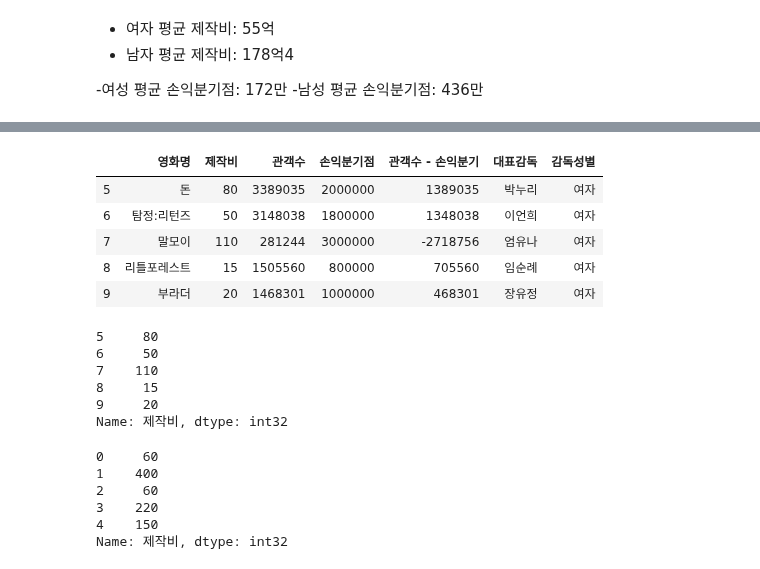
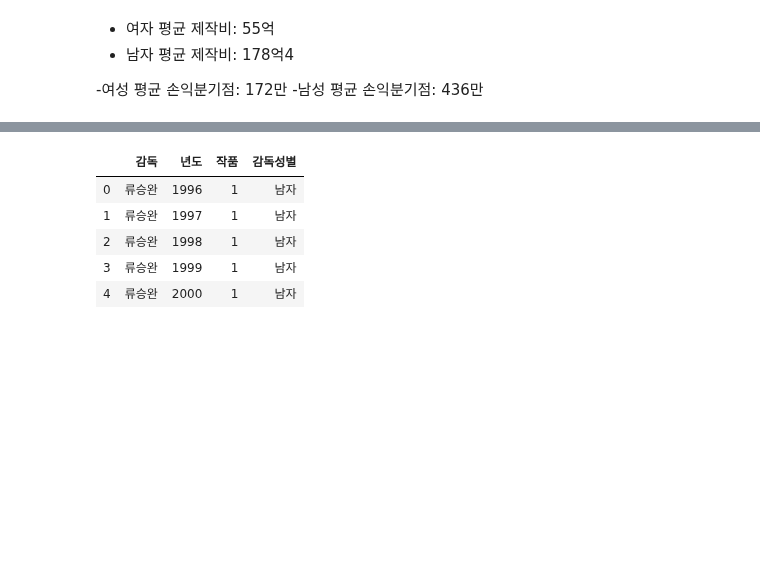
Before and after one commit to kim4pb/Female-led-Korean-Films, a Jupyter notebook: 02.EDA/감독성별_제작비.ipynb, the cells around one changed output, grey strips where cells are left out. Cells and saved outputs as stored; diff of their text form; code cells hidden in the pictures; blank space fills up the shorter version.

Commit message:
'actor_filmo/director_filmo'

```diff
--- a/02.EDA/감독성별_제작비.ipynb
+++ b/02.EDA/감독성별_제작비.ipynb
@@ -6,13 +6,12 @@ import matplotlib.pyplot as plt
 import seaborn as sns
 # %%
 %matplotlib inline
-# plot 한글출력
 plt.rcParams['font.family'] = 'NanumGothic'
+pd.set_option('display.max_columns', None)
+pd.set_option('display.max_rows', None)
+pd.set_option('float_format', '{:f}'.format)
 # %%
 films=pd.read_csv('../01.Data_Collection/films_updated.csv')
-# %%
-pd.set_option('display.max_columns', None)
-pd.set_option('display.max_row', None)
 # %%
 films.head()
 # %% [output]
@@ -220,27 +210,11 @@ director_man= money[money['감독성별']=='남자']
+# %%
+director_lee=pd.read_csv('../01.Data_Collection/director_lee.csv')
 # %%
-director_woman.head()
+director_lee.head()
 # %% [output]
-|  | 영화명 | 제작비 | 관객수 | 손익분기점 | 관객수 - 손익분기 | 대표감독 | 감독성별 |
-| 5 | 돈 | 80 | 3389035 | 2000000 | 1389035 | 박누리 | 여자 |
-| 6 | 탐정:리턴즈 | 50 | 3148038 | 1800000 | 1348038 | 이언희 | 여자 |
-| 7 | 말모이 | 110 | 281244 | 3000000 | -2718756 | 엄유나 | 여자 |
-| 8 | 리틀포레스트 | 15 | 1505560 | 800000 | 705560 | 임순례 | 여자 |
-| 9 | 부라더 | 20 | 1468301 | 1000000 | 468301 | 장유정 | 여자 |
+|  | 감독 | 년도 | 작품 | 감독성별 |
+| 0 | 류승완 | 1996 | 1 | 남자 |
+| 1 | 류승완 | 1997 | 1 | 남자 |
+| 2 | 류승완 | 1998 | 1 | 남자 |
+| 3 | 류승완 | 1999 | 1 | 남자 |
+| 4 | 류승완 | 2000 | 1 | 남자 |
-# %%
-director_woman['제작비'].astype(int)
-# %% [output]
-5     80
-6     50
-7    110
-8     15
-9     20
-Name: 제작비, dtype: int32
-# %%
-director_man['제작비'].astype(int)
-# %% [output]
-0     60
-1    400
-2     60
-3    220
-4    150
-Name: 제작비, dtype: int32
```
Also changed, not shown: parts of 39 cells of this notebook, 6 other files.
